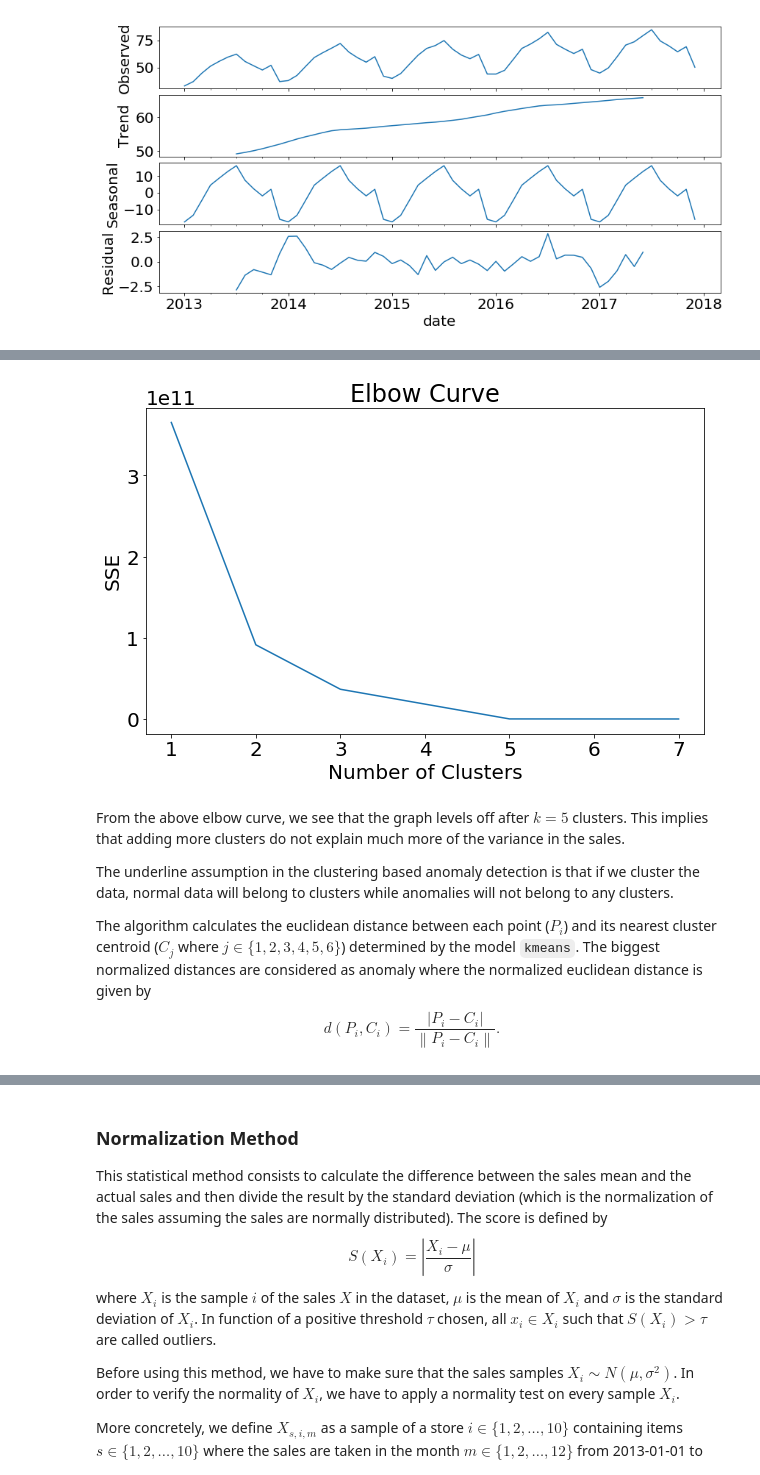
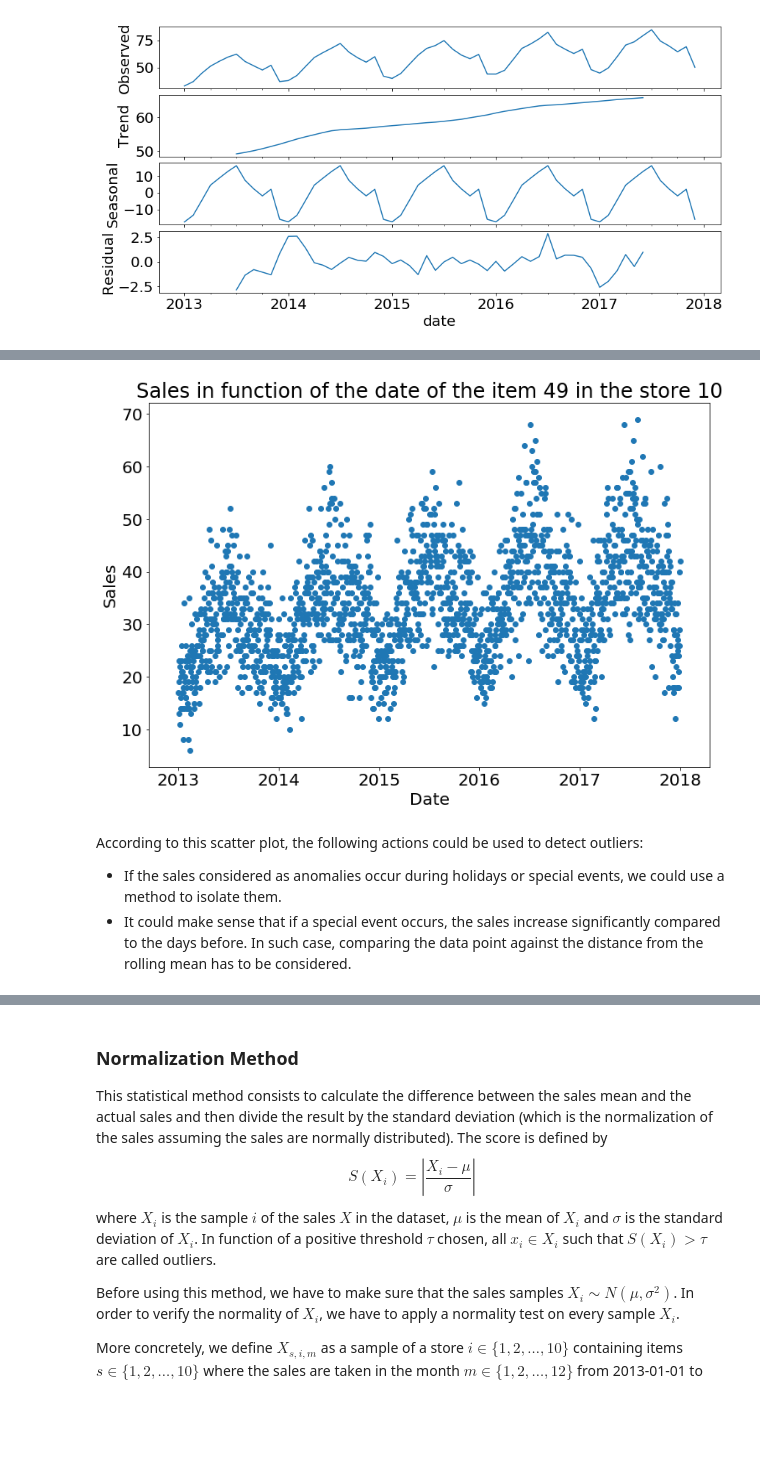
Before and after one commit to glapointe7/StoreItemDemandForecasting, a Jupyter notebook: Store Demand Analysis.ipynb, the cells around one changed output, grey strips where cells are left out. Cells and saved outputs as stored; diff of their text form; code cells hidden in the pictures; blank space fills up the shorter version.

```diff
--- a/Store Demand Analysis.ipynb
+++ b/Store Demand Analysis.ipynb
@@ -311,16 +307,13 @@ It creates $k \geq 1$ similar clusters of data points. Data instances that fall
-# %%
-import Anomalies
-
-nb_clusters_to_test = range(1, 8)
-
-kmeans, sum_squared_errors = Anomalies.GetKMeanNumberOfClusters(train, nb_clusters_to_test)
-Anomalies.PlotElbowCurve(nb_clusters_to_test, sum_squared_errors)
-# %% [output]
-[figure, removed]
-# %% [markdown]
-From the above elbow curve, we see that the graph levels off after $k = 5$ clusters. This implies that adding more clusters do not explain much more of the variance in the sales.
-
-The underline assumption in the clustering based anomaly detection is that if we cluster the data, normal data will belong to clusters while anomalies will not belong to any clusters.
-
-The algorithm calculates the euclidean distance between each point ($P_i$) and its nearest cluster centroid ($C_j$ where $j \in \{1,2,3,4,5,6\}$) determined by the model `kmeans`. The biggest normalized distances are considered as anomaly where the normalized euclidean distance is given by
-$$d(P_i, C_i) = \frac{|P_i - C_i|}{\left\lVert P_i - C_i \right\rVert}.$$
+# %%
+plt.figure(figsize=(12, 8))
+plt.scatter(x=item.index, y=item.sales)
+plt.title("Sales in function of the date of the item " + str(item_id) + " in the store " + str(store_id))
+plt.xlabel('Date')
+plt.ylabel('Sales')
+plt.show()
+# %% [output]
+[figure, added]
+# %% [markdown]
+According to this scatter plot, the following actions could be used to detect outliers:
+- If the sales considered as anomalies occur during holidays or special events, we could use a method to isolate them.
+- It could make sense that if a special event occurs, the sales increase significantly compared to the days before. In such case, comparing the data point against the distance from the rolling mean has to be considered.
```
Also changed, not shown: parts of 26 cells of this notebook, 1 other file.
